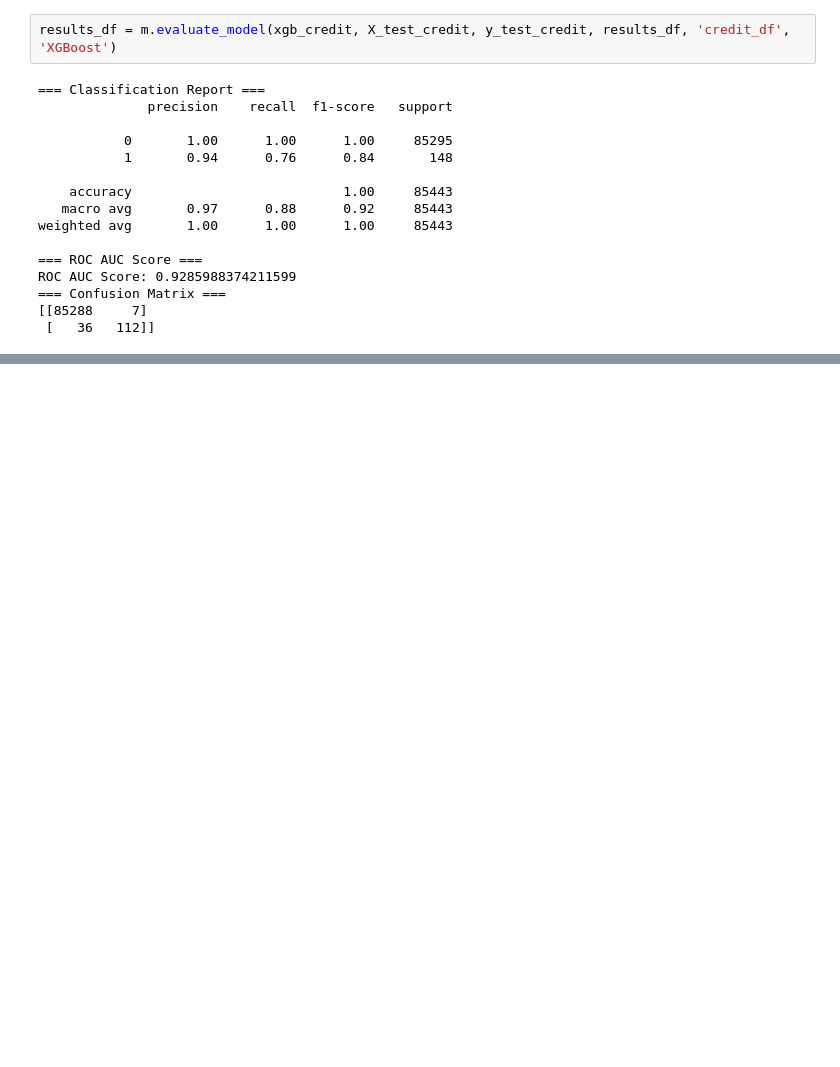
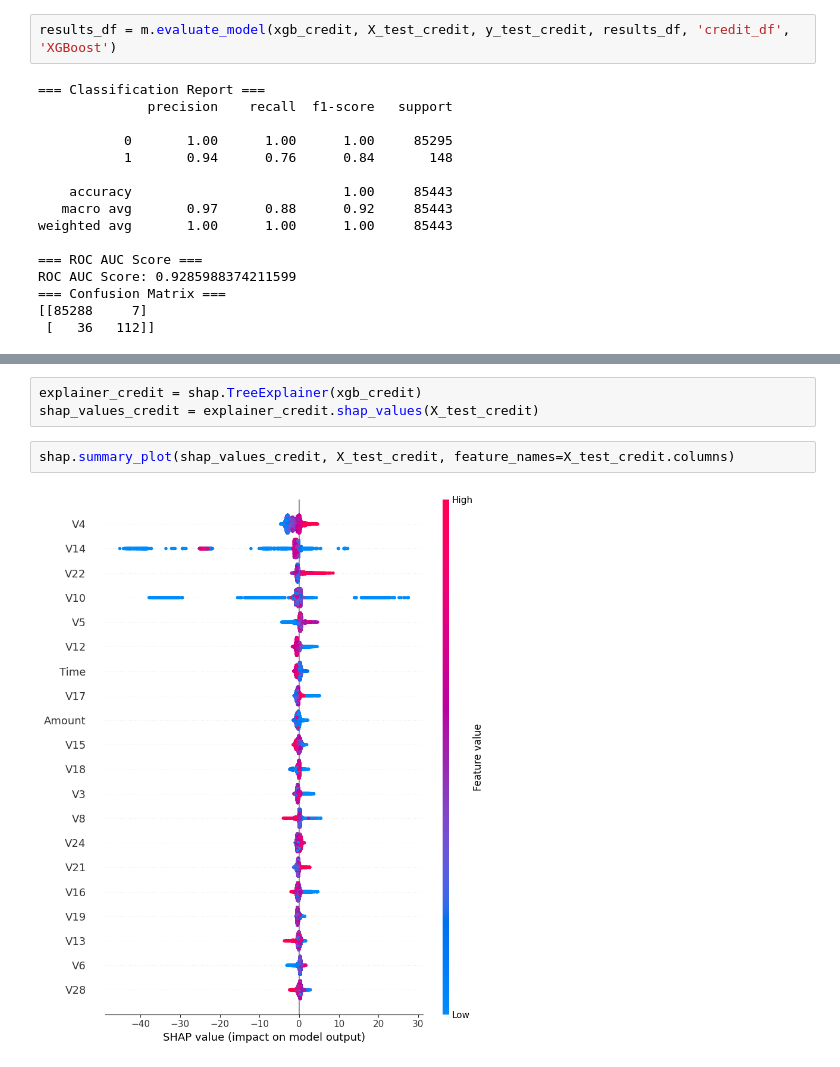
Before and after one commit to Martha3001/improved-fraud-detection-week8, a Jupyter notebook: notebooks/models.ipynb, the cells around one changed output, grey strips where cells are left out. Drawn from its saved outputs; the diff is of its cells as text; blank space fills up the shorter version.

```diff
--- a/notebooks/models.ipynb
+++ b/notebooks/models.ipynb
@@ -128,0 +153,7 @@ display(results_df)
+# %%
+explainer_credit = shap.TreeExplainer(xgb_credit)
+shap_values_credit = explainer_credit.shap_values(X_test_credit)
+# %%
+shap.summary_plot(shap_values_credit, X_test_credit, feature_names=X_test_credit.columns)
+# %% [output]
+[figure, added]
```
Also changed, not shown: parts of 11 cells of this notebook.
